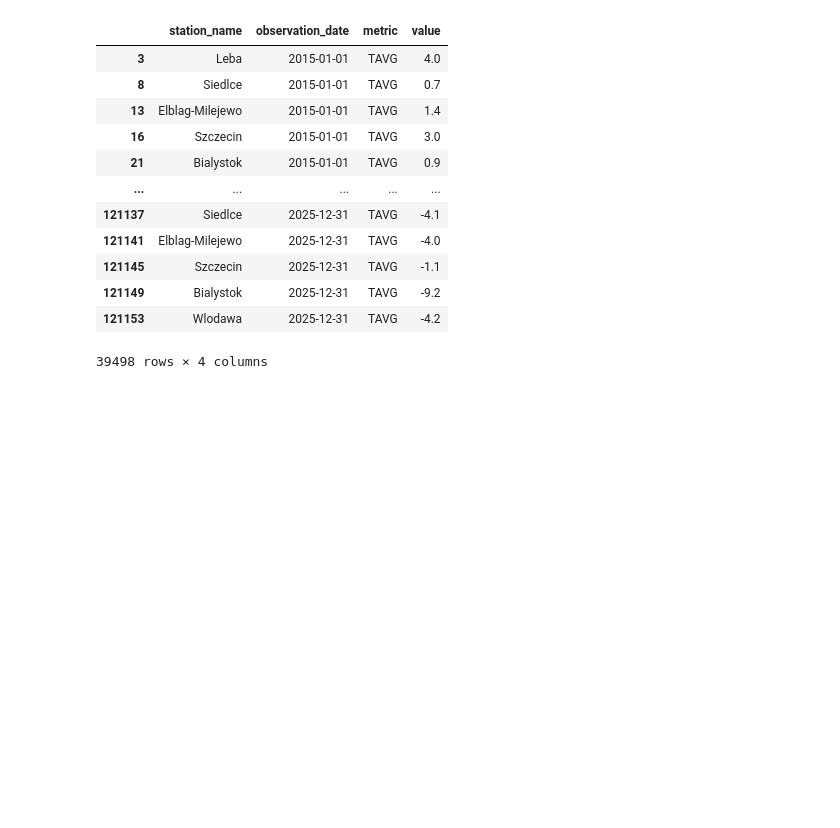
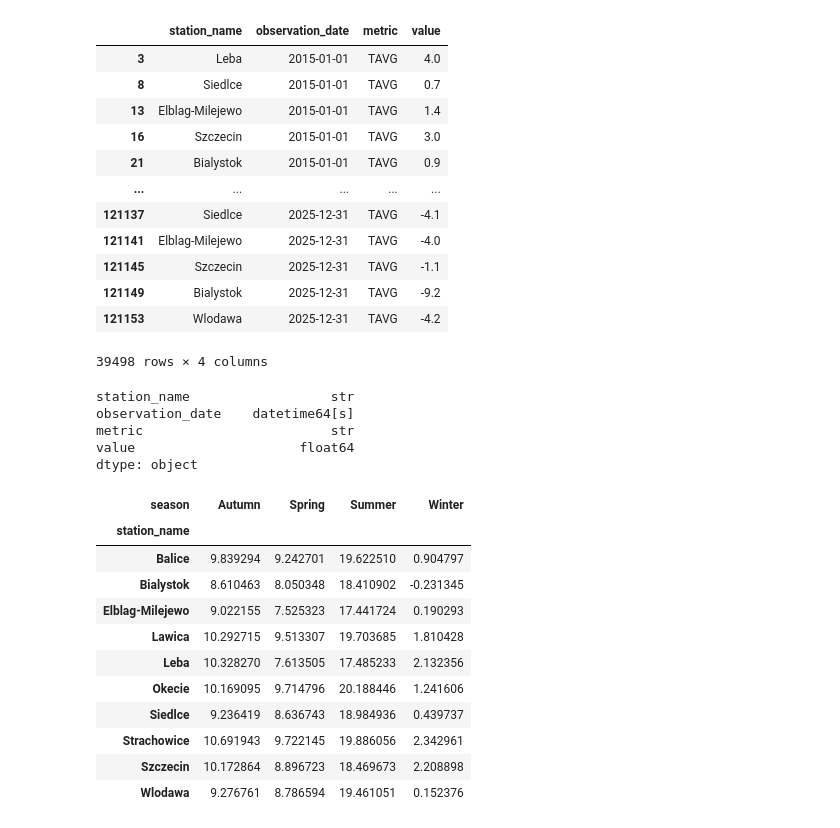
Before and after one commit to nerwuuus/data-toolkit, a Jupyter notebook: weather_data_processing/01_scripts/8_pandas_analysis.ipynb, the cells around one changed output. Drawn from its saved outputs; the diff is of its cells as text; code cells hidden in the pictures; blank space fills up the shorter version.

```diff
--- a/weather_data_processing/01_scripts/8_pandas_analysis.ipynb
+++ b/weather_data_processing/01_scripts/8_pandas_analysis.ipynb
@@ -590,15 +608,62 @@ heatmap_raw
 | 121149 | Bialystok | 2025-12-31 | TAVG | -9.2 |
 | 121153 | Wlodawa | 2025-12-31 | TAVG | -4.2 |
 39498 rows × 4 columns
+# %%
+heatmap.dtypes
+# %% [output]
+station_name                  str
+observation_date    datetime64[s]
+metric                        str
+value                     float64
+dtype: object
 # %%
-# Extract corresponding month number.
+# 1. Extract corresponding month number.
+heatmap['month'] = heatmap['observation_date'].dt.month
 
+# 2. Use extracted month number to assign seasons:
+#     12, 1, 2 → Winter
+#     3, 4, 5 → Spring
+#     6, 7, 8 → Summer
+#     9, 10, 11 → Autumn
+conditions = [
+    (heatmap['month'].isin([12,1,2])),
+    (heatmap['month'].isin([3,4,5])),
+    (heatmap['month'].isin([6,7,8])),
+    (heatmap['month'].isin([9,10,11]))
+]
 
-# Use extracted month number to assing seasons:
-#   12, 1, 2 → Winter
-#   3, 4, 5 → Spring
-#   6, 7, 8 → Summer
-#   9, 10, 11 → Autumn
+choices = [
+    'Winter',
+    'Spring',
+    'Summer',
+    'Autumn'
+]
 
+heatmap['season'] = np.select(conditions, choices, default='Other')
 
-# Calculate average temperature for each season (use groupby, two columns)
+# 3. Calculate average temperature for each season (use groupby, two columns)
+heatmap_agg = heatmap.groupby(['station_name', 'season']).agg(
+    avg_temp=('value', 'mean')
+).reset_index()
+
+# 4. Pivot long to wide, as sns.heatmap() needs wide format.
+heatmap_matrix = heatmap_agg.pivot(
+    index='station_name',
+    columns='season',
+    values='avg_temp'
+)
+
+heatmap_matrix
+# %% [output]
+| season | Autumn | Spring | Summer | Winter |
+| station_name |  |  |  |  |
+| Balice | 9.839294 | 9.242701 | 19.622510 | 0.904797 |
+| Bialystok | 8.610463 | 8.050348 | 18.410902 | -0.231345 |
+| Elblag-Milejewo | 9.022155 | 7.525323 | 17.441724 | 0.190293 |
+| Lawica | 10.292715 | 9.513307 | 19.703685 | 1.810428 |
+| Leba | 10.328270 | 7.613505 | 17.485233 | 2.132356 |
+| Okecie | 10.169095 | 9.714796 | 20.188446 | 1.241606 |
+| Siedlce | 9.236419 | 8.636743 | 18.984936 | 0.439737 |
+| Strachowice | 10.691943 | 9.722145 | 19.886056 | 2.342961 |
+| Szczecin | 10.172864 | 8.896723 | 18.469673 | 2.208898 |
+| Wlodawa | 9.276761 | 8.786594 | 19.461051 | 0.152376 |
```
Also changed, not shown: parts of 6 cells of this notebook.
